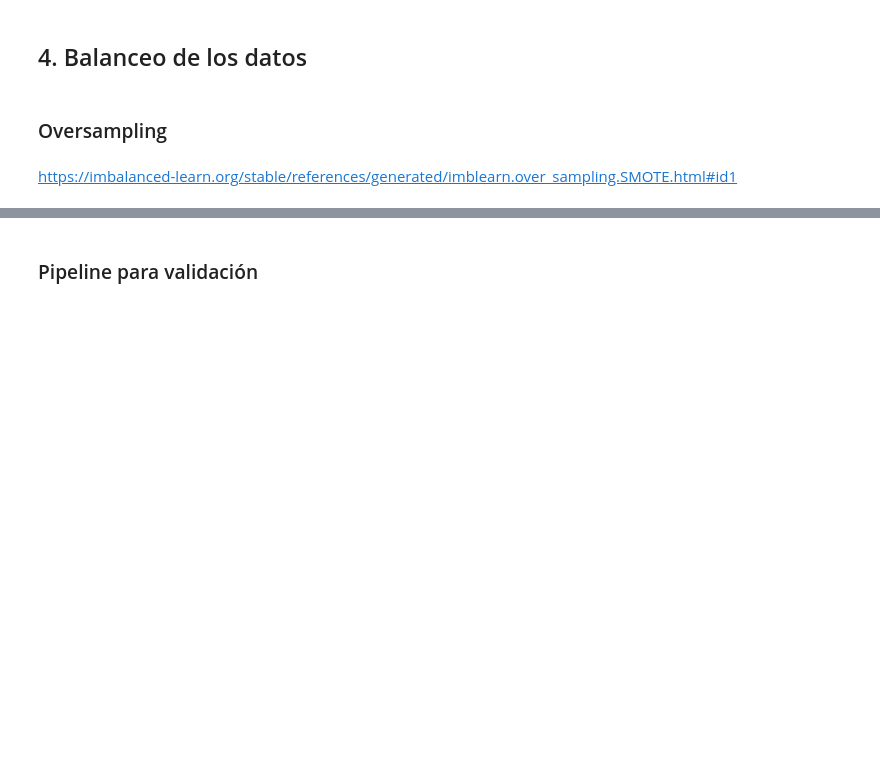
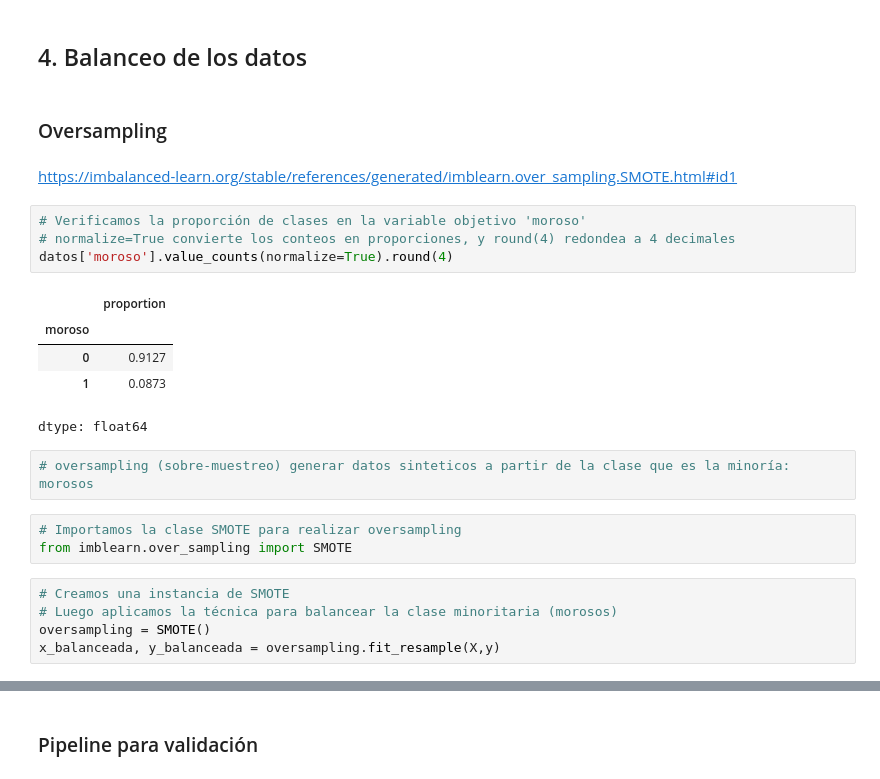
Before and after one commit to DanielRaiicHu/clasificacion_validacion_y_metricas, a Jupyter notebook: Clasificacion_validacion_y_metricas.ipynb, the cells around one changed output, grey strips where cells are left out. Saved outputs shown, nothing was run; the diff lists cells and outputs as text; blank space fills up the shorter version.

```diff
--- a/Clasificacion_validacion_y_metricas.ipynb
+++ b/Clasificacion_validacion_y_metricas.ipynb
@@ -1158,3 +1166,23 @@ intervalo_confianza(cv_resultados)
 ### Oversampling
 # %% [markdown]
 https://imbalanced-learn.org/stable/references/generated/imblearn.over_sampling.SMOTE.html#id1
+# %%
+# Verificamos la proporción de clases en la variable objetivo 'moroso'
+# normalize=True convierte los conteos en proporciones, y round(4) redondea a 4 decimales
+datos['moroso'].value_counts(normalize=True).round(4)
+# %% [output]
+|  | proportion |
+| moroso |  |
+| 0 | 0.9127 |
+| 1 | 0.0873 |
+dtype: float64
+# %%
+# oversampling (sobre-muestreo) generar datos sinteticos a partir de la clase que es la minoría: morosos
+# %%
+# Importamos la clase SMOTE para realizar oversampling
+from imblearn.over_sampling import SMOTE
+# %%
+# Creamos una instancia de SMOTE
+# Luego aplicamos la técnica para balancear la clase minoritaria (morosos)
+oversampling = SMOTE()
+x_balanceada, y_balanceada = oversampling.fit_resample(X,y)
```
Also changed, not shown: parts of 30 cells of this notebook.
